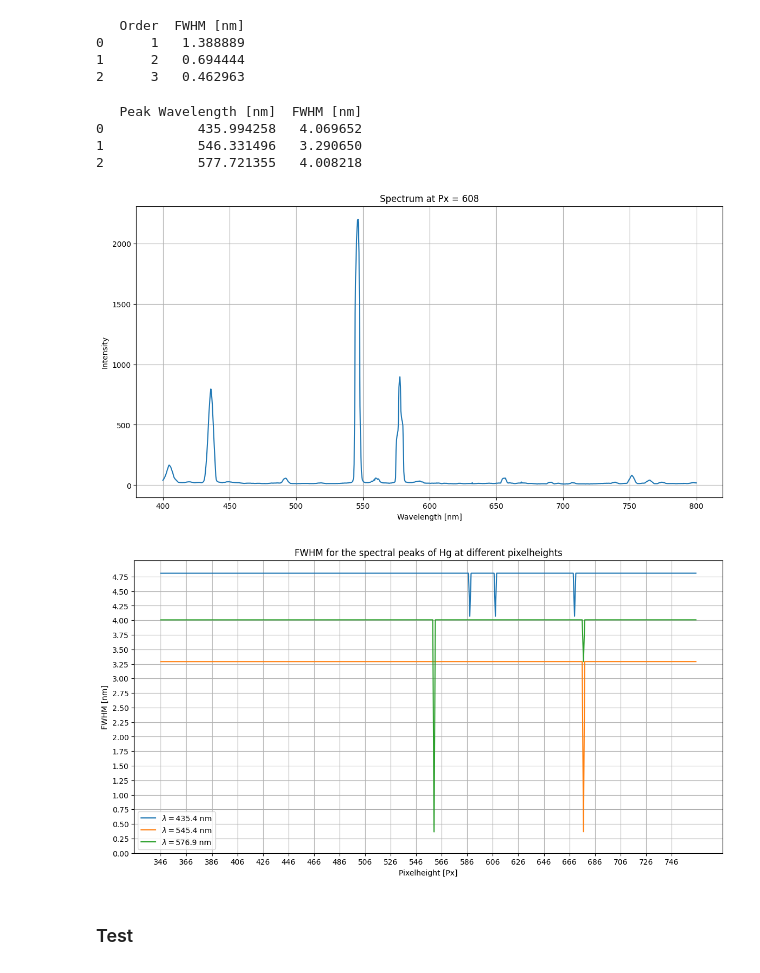
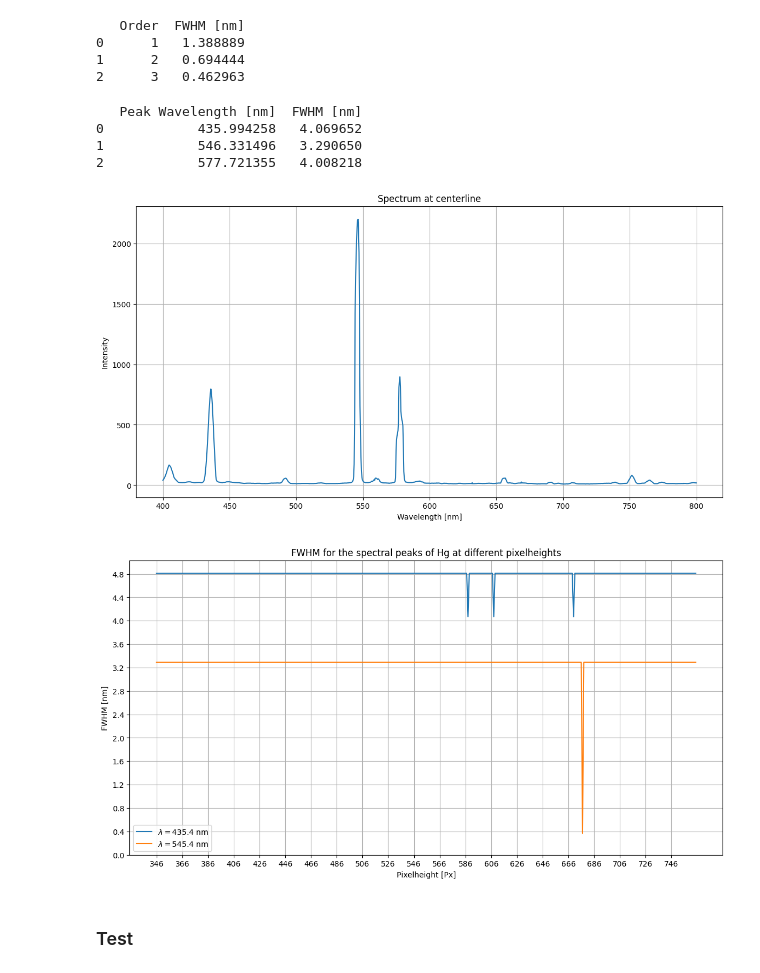
Before and after one commit to SkaugJr/TTK4265-OptiskFjernmaaling, a Jupyter notebook: Prosjekt1/01Spectral.ipynb, the cells around one changed output. Drawn from its saved outputs; the diff is of its cells as text; code cells hidden in the pictures.

```diff
--- a/Prosjekt1/01Spectral.ipynb
+++ b/Prosjekt1/01Spectral.ipynb
@@ -178,7 +163,7 @@ print(fwhm_df)
 HgSpec, HgWave = calibration.pix_to_wavelength(Hg_avg_img)
 
 # Create a DataFrame to display the peaks and their FWHM values
-peaks_wavelengths, fwhm_values = utils.find_peaks_and_fwhm(HgWave, HgSpec[608,:])
+peaks_wavelengths, fwhm_values = utils.find_peaks_and_fwhm(HgWave, HgSpec[PixMid,:])
 fwhm_df = pd.DataFrame(list(zip(peaks_wavelengths, fwhm_values)), columns=['Peak Wavelength [nm]', 'FWHM [nm]'])
 print(fwhm_df)
 
@@ -190,38 +175,37 @@ fwhm_arr3 = []
 
 # Loop through the specified range of rows
 for i in range(346, 766):
     peaks_wavelengths, fwhm_v = utils.find_peaks_and_fwhm(HgWave, HgSpec[i, :])
     fwhm_arr1.append(fwhm_v[0])
     fwhm_arr2.append(fwhm_v[1])
     fwhm_arr3.append(fwhm_v[2])
 
 plt.figure(figsize=(14, 7))
-plt.plot(HgWave, HgSpec[608, :])
+plt.plot(HgWave, HgSpec[PixMid, :])
 plt.xlabel('Wavelength [nm]')
 plt.ylabel('Intensity')
-plt.title('Spectrum at Px = 608')
+plt.title('Spectrum at centerline')
 plt.grid(True)
 plt.show()
 
 plt.figure(figsize=(14, 7))
 plt.plot(np.arange(346, 766),fwhm_arr1, label=r'$\lambda = 435.4$ nm')
 plt.plot(np.arange(346, 766),fwhm_arr2, label=r'$\lambda = 545.4$ nm')
-plt.plot(np.arange(346, 766),fwhm_arr3, label=r'$\lambda = 576.9$ nm')
 plt.xlabel('Pixelheight [Px]')
 plt.ylabel('FWHM [nm]')
 plt.title('FWHM for the spectral peaks of Hg at different pixelheights')
 plt.xticks(np.arange(346, 766, 20))
-plt.yticks(np.arange(0, 5, 0.25))
+plt.yticks(np.arange(0, 5, 0.4))
 plt.legend()
 plt.grid(True)
 plt.show()
 # %% [output]
    Peak Wavelength [nm]  FWHM [nm]
 0            435.994258   4.069652
 1            546.331496   3.290650
 2            577.721355   4.008218
 [figure]
-[figure, old version]
+[figure, new version]
 # %% [markdown]
 ### Test
 # %%
```
Also changed, not shown: parts of 6 cells of this notebook, 2 other files.
